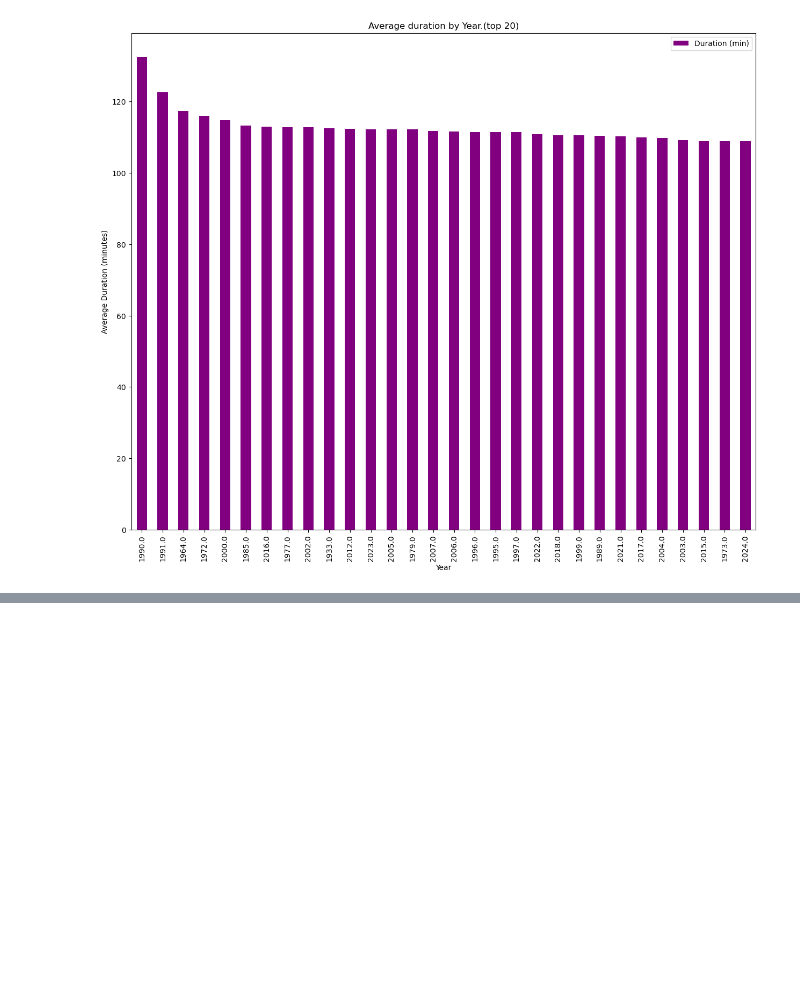
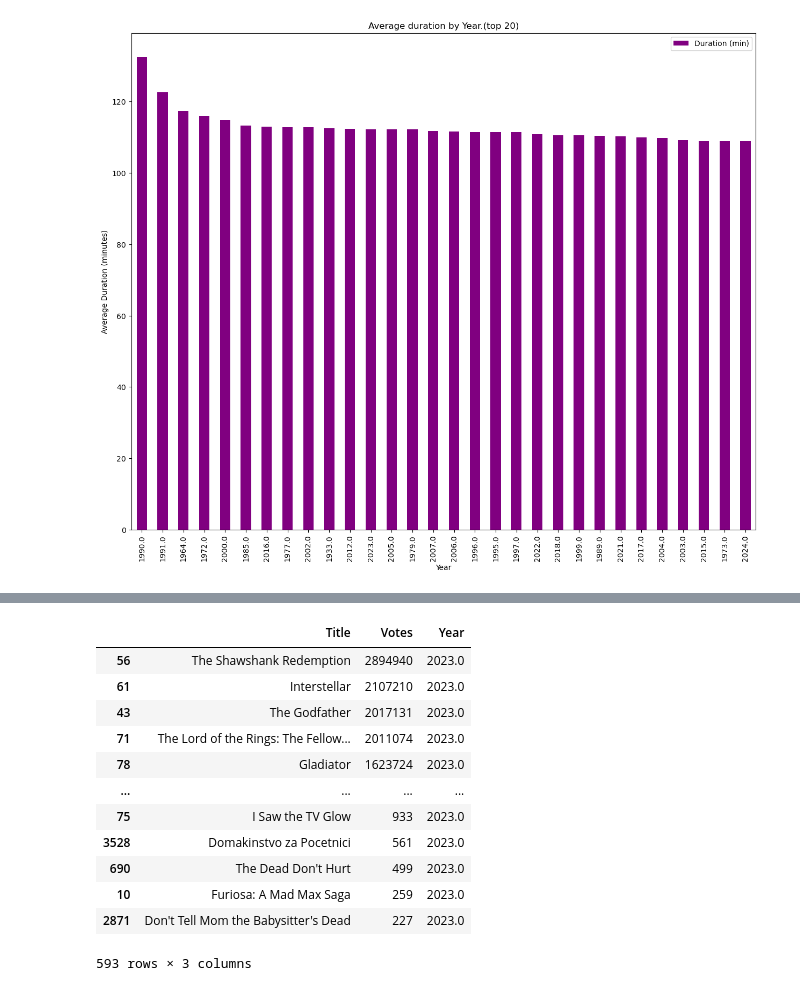
Before and after one commit to spandya3/project-01-MJJS, a Jupyter notebook: Marilu.ipynb, the cells around one changed output, grey strips where cells are left out. Cells and saved outputs as stored; diff of their text form; code cells hidden in the pictures; blank space fills up the shorter version.

```diff
--- a/Marilu.ipynb
+++ b/Marilu.ipynb
@@ -166,0 +212,20 @@ plt.show()
+# %%
+df["Votes"]= df["Votes"].str.replace(",","").astype(int)
+voting_df =df[['Title','Votes','Year']]
+sorted_voting_df= voting_df.sort_values('Votes', ascending=False)
+voting_df_2023= sorted_voting_df[sorted_voting_df["Year"]==2023.0]
+voting_df_2023
+# %% [output]
+|  | Title | Votes | Year |
+| 56 | The Shawshank Redemption | 2894940 | 2023.0 |
+| 61 | Interstellar | 2107210 | 2023.0 |
+| 43 | The Godfather | 2017131 | 2023.0 |
+| 71 | The Lord of the Rings: The Fellow... | 2011074 | 2023.0 |
+| 78 | Gladiator | 1623724 | 2023.0 |
+| ... | ... | ... | ... |
+| 75 | I Saw the TV Glow | 933 | 2023.0 |
+| 3528 | Domakinstvo za Pocetnici | 561 | 2023.0 |
+| 690 | The Dead Don't Hurt | 499 | 2023.0 |
+| 10 | Furiosa: A Mad Max Saga | 259 | 2023.0 |
+| 2871 | Don't Tell Mom the Babysitter's Dead | 227 | 2023.0 |
+593 rows × 3 columns
```
Also changed, not shown: parts of 5 cells of this notebook, 1 other file.
